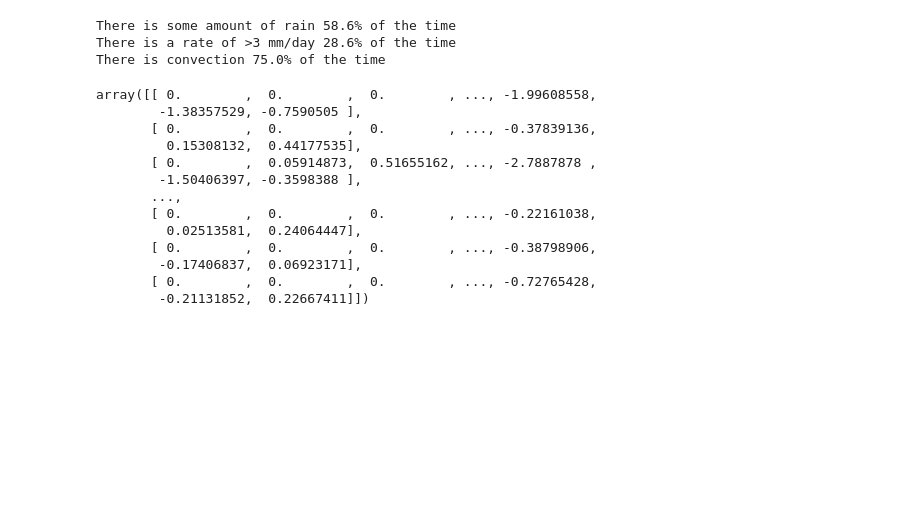
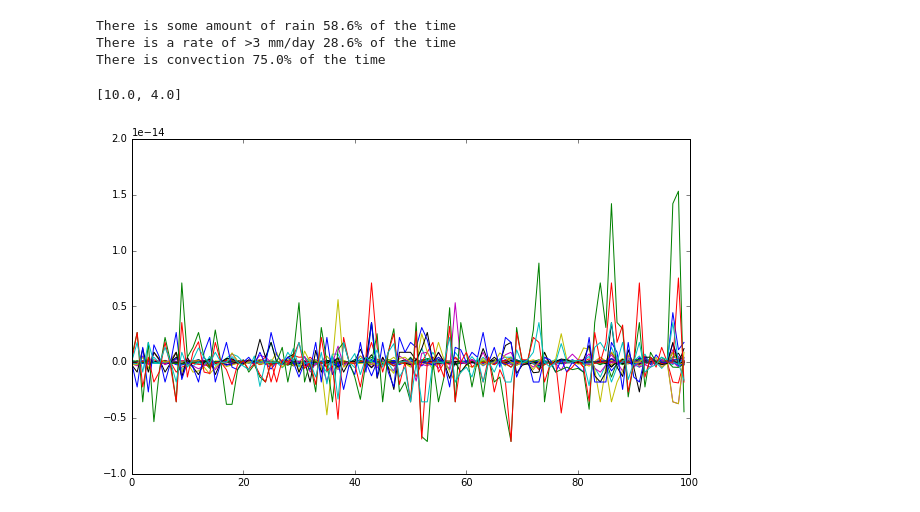
Before and after one commit to jgdwyer/ML-convection, a Jupyter notebook: Neural Network Workbook.ipynb, the cells around one changed output. Saved outputs shown, nothing was run; the diff lists cells and outputs as text; code cells hidden in the pictures; blank space fills up the shorter version.

```diff
--- a/Neural Network Workbook.ipynb
+++ b/Neural Network Workbook.ipynb
@@ -570,19 +570,29 @@ y2_q =nnload.unpack(y,'q')
 y2_T =y2_T/10.
 y2_q = y2_q*2.5/10.
 y2_check=nnload.pack(y2_T,y2_q)
-# %%
-y2_check
-# %% [output]
-array([[ 0.        ,  0.        ,  0.        , ..., -1.99608558,
-        -1.38357529, -0.7590505 ],
-       [ 0.        ,  0.        ,  0.        , ..., -0.37839136,
-         0.15308132,  0.44177535],
-       [ 0.        ,  0.05914873,  0.51655162, ..., -2.7887878 ,
-        -1.50406397, -0.3598388 ],
-       ...,
-       [ 0.        ,  0.        ,  0.        , ..., -0.22161038,
-         0.02513581,  0.24064447],
-       [ 0.        ,  0.        ,  0.        , ..., -0.38798906,
-        -0.17406837,  0.06923171],
-       [ 0.        ,  0.        ,  0.        , ..., -0.72765428,
-        -0.21131852,  0.22667411]])
+# %%
+r_str='X-StandardScaler-qTindi_Y-SimpleY-qTindi_Ntrnex100000_r_100R_mom0.9reg1e-06_Niter10000_v3'
+r_mlp_eval, _, errors, _, _, _, _, lat, lev, dlev = \
+           pickle.load(open('./data/regressors/' + r_str + '.pkl', 'rb'))
+# %%
+y_pp
+# %% [output]
+[10.0, 4.0]
+# %%
+out_test = r_mlp_eval.predict(x2)
+# out_test = out_test*y_pp.max_abs_
+
+w1 = r_mlp_eval.get_parameters()[0].weights
+w2 = r_mlp_eval.get_parameters()[1].weights
+b1 = r_mlp_eval.get_parameters()[0].biases
+b2 = r_mlp_eval.get_parameters()[1].biases
+
+out_test_check = np.dot(x2,w1) + b1
+out_test_check[out_test_check<0] = 0
+out_test_check = np.dot(out_test_check,w2) + b2
+
+# out_test_check = out_test_check*y_pp.max_abs_
+plt.plot(out_test[:,:]-out_test_check[:,:])
+plt.show()
+# %% [output]
+[figure, added]
```
Also changed, not shown: parts of 11 cells of this notebook, 1 other file.
